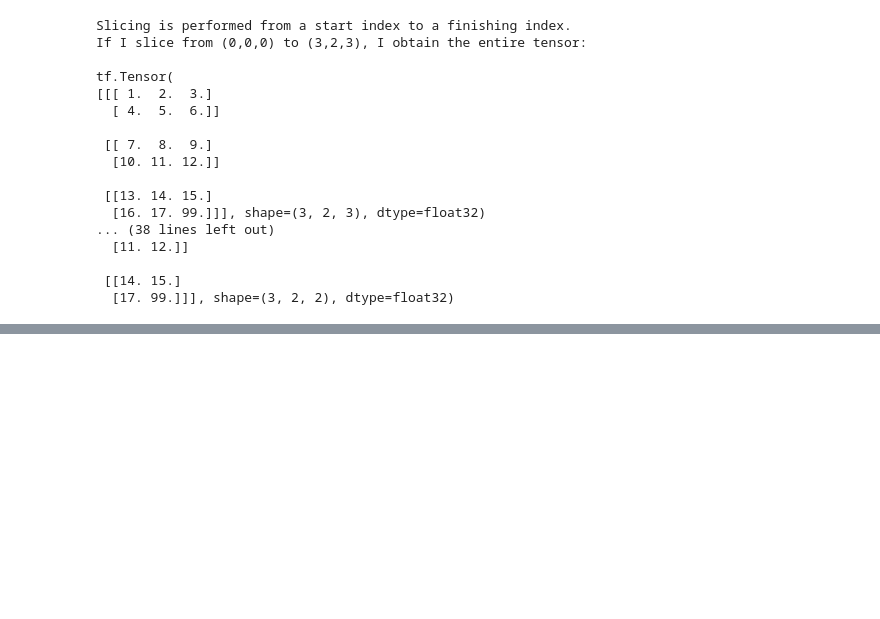
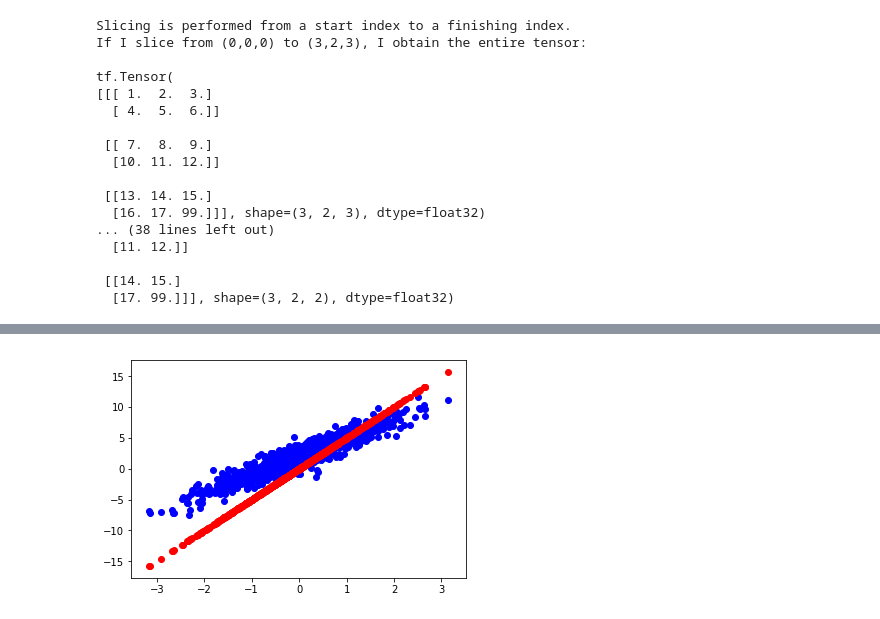
Before and after one commit to ndexter/DLforCompMath, a Jupyter notebook: Tutorial1/tensorflow_intro.ipynb, the cells around one changed output, grey strips where cells are left out. Saved outputs shown, nothing was run; the diff lists cells and outputs as text; code cells hidden in the pictures; blank space fills up the shorter version.

Commit message:
added more examples to tensorflow_intro

```diff
--- a/Tutorial1/tensorflow_intro.ipynb
+++ b/Tutorial1/tensorflow_intro.ipynb
@@ -250,0 +309,37 @@ tf.Tensor(
+# %%
+class Model(object):
+  def __init__(self):
+    # Initialize variable to (5.0, 0.0)
+    # In practice, these should be initialized to random values.
+    self.W = tf.Variable(5.0)
+    self.b = tf.Variable(0.0)
+
+  def __call__(self, x):
+    return self.W * x + self.b
+
+model = Model()
+
+assert model(3.0).numpy() == 15.0
+# %%
+def loss(predicted_y, desired_y):
+  return tf.reduce_mean(tf.square(predicted_y - desired_y))
+# %%
+TRUE_W = 3.0
+TRUE_b = 2.0
+NUM_EXAMPLES = 1000
+
+inputs  = tf.random_normal(shape=[NUM_EXAMPLES])
+noise   = tf.random_normal(shape=[NUM_EXAMPLES])
+outputs = inputs * TRUE_W + TRUE_b + noise
+# %%
+import matplotlib.pyplot as plt
+%matplotlib inline
+
+plt.scatter(inputs, outputs, c='b')
+plt.scatter(inputs, model(inputs), c='r')
+plt.show()
+
+print('Current loss: '),
+print(loss(model(inputs), outputs).numpy())
+# %% [output]
+[figure, added]
```
Also changed, not shown: parts of 12 cells of this notebook.
